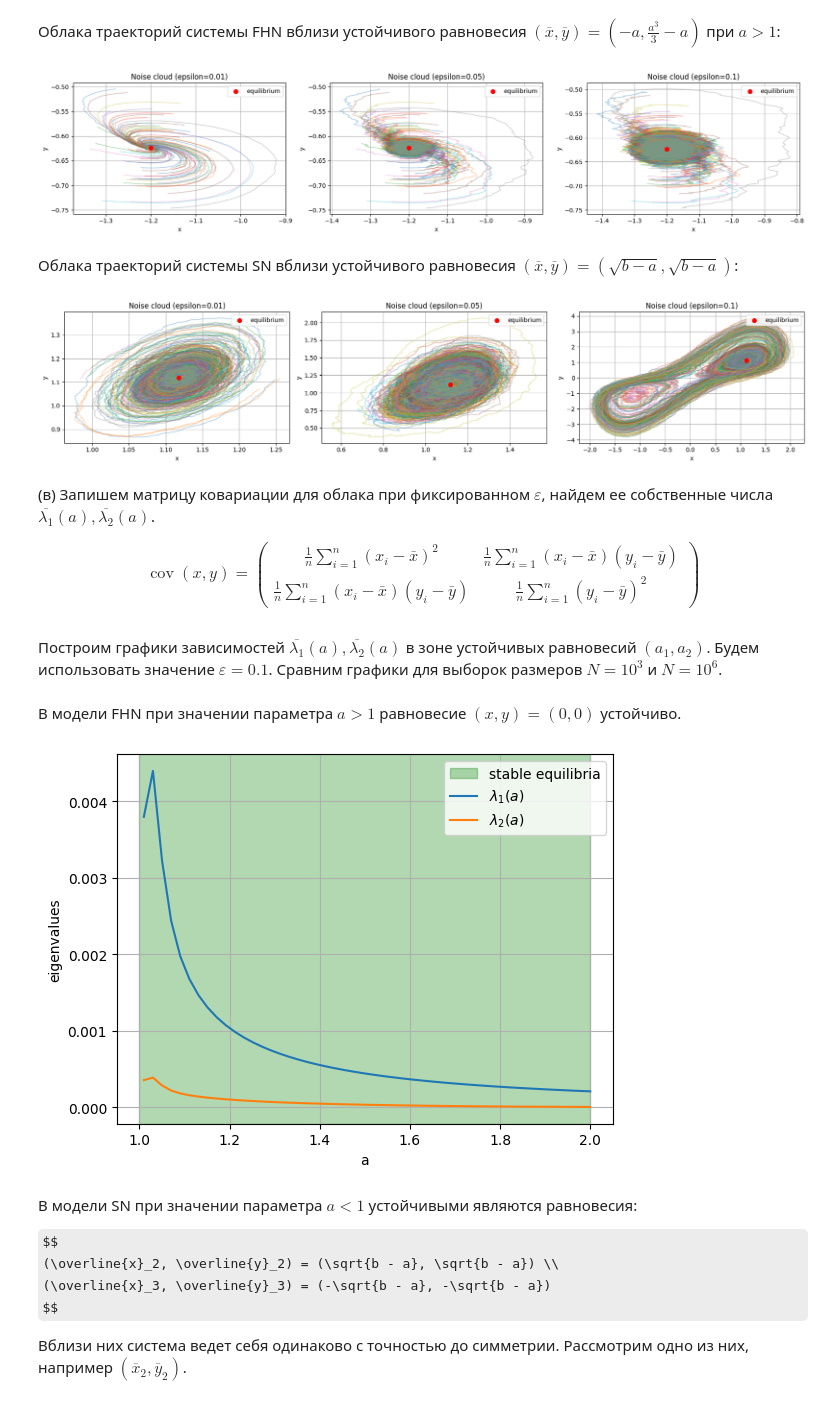
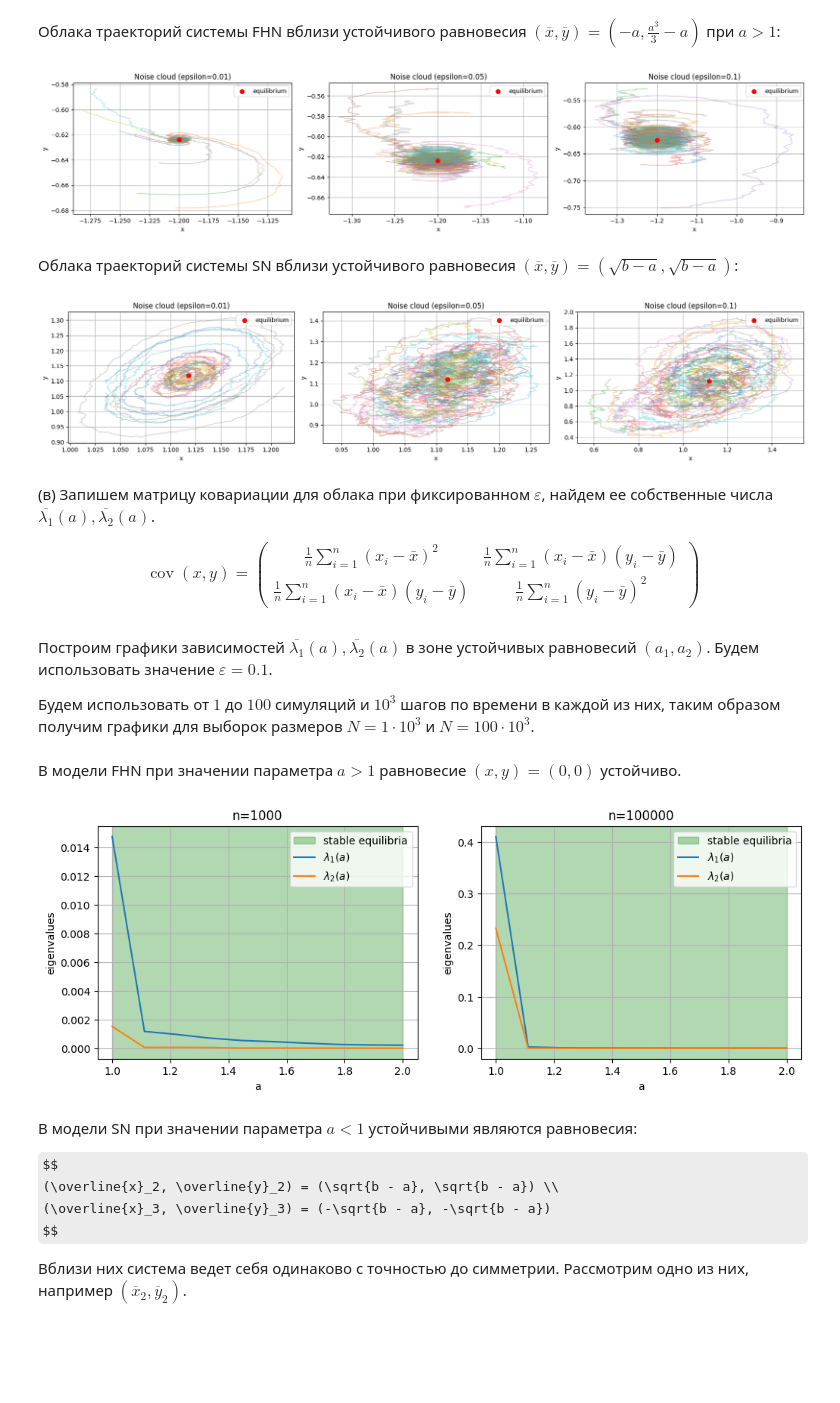
Before and after one commit to vantouse/2026-spring_stochastic-analysis, a Jupyter notebook: kostarev_lab3_part2.ipynb, the cells around one changed output. Drawn from its saved outputs; the diff is of its cells as text; code cells hidden in the pictures; some formulas as TeX source; blank space fills up the shorter version.

```diff
--- a/kostarev_lab3_part2.ipynb
+++ b/kostarev_lab3_part2.ipynb
@@ -6,3 +4,7 @@ from tqdm import tqdm
+# %%
+N_STEPS_DEFAULT = 1000
+EPSILON_DEFAULT = 0.1
+MARGIN_DEFAULT = 1e-6
 # %% [markdown]
 # 1. Статистический анализ результатов прямого численного моделирования
 
@@ -204,12 +217,13 @@ equilibrium_expr = np.array([-a, a**3 / 3 - a])
 
 noise_mask = np.array([1, 0])   # add noise to 1st equation only
 epsilon_values = [0.01, 0.05, 0.1]
-time_span = np.linspace(0, 50, 5000)
+
+time_span = np.linspace(0, 10, N_STEPS_DEFAULT)
 
 fig, axes = plt.subplots(1, len(epsilon_values), figsize=(18, 4))
 
 for ax, epsilon in zip(axes, epsilon_values):
-    plot_stochastic_cloud(
+    simulate_stochastic_cloud(
         ax=ax,
         model_func=model_FHN,
         params=dict(delta=delta, a=a),
@@ -217,13 +231,13 @@ for ax, epsilon in zip(axes, epsilon_values):
         time_span=time_span,
         epsilon=epsilon,
         noise_mask=noise_mask,
-        n_trajectories=100
+        n_trajectories=10,
     )
 
 plt.tight_layout()
 plt.show()
 # %% [output]
-[figure, old version]
+[figure, new version]
 # %% [markdown]
 Облака траекторий системы SN вблизи устойчивого равновесия $(\overline{x}, \overline{y}) = (\sqrt{b - a}, \sqrt{b - a})$:
 # %%
@@ -233,12 +247,13 @@ equilibrium_expr = np.array([np.sqrt(b - a), np.sqrt(b - a)])
 
 noise_mask = np.array([1, 1])   # add noise to both equations
 epsilon_values = [0.01, 0.05, 0.1]
-time_span = np.linspace(0, 50, 5000)
+
+time_span = np.linspace(0, 10, N_STEPS_DEFAULT)
 
 fig, axes = plt.subplots(1, len(epsilon_values), figsize=(18, 4))
 
 for ax, epsilon in zip(axes, epsilon_values):
-    plot_stochastic_cloud(
+    simulate_stochastic_cloud(
         ax=ax,
         model_func=model_SN,
         params=dict(a=a, b=b),
@@ -246,13 +261,13 @@ for ax, epsilon in zip(axes, epsilon_values):
         time_span=time_span,
         epsilon=epsilon,
         noise_mask=noise_mask,
-        n_trajectories=100
+        n_trajectories=10,
     )
 
 plt.tight_layout()
 plt.show()
 # %% [output]
-[figure, old version]
+[figure, new version]
 # %% [markdown]
 (в) Запишем матрицу ковариации для облака при фиксированном $\varepsilon$, найдем ее собственные числа $\overline{\lambda_1}(a), \overline{\lambda_2}(a)$.
 
@@ -291,6 +306,8 @@ def compute_covariance_matrix_2d(
 
     return cov_matrix
 # %% [markdown]
-Построим графики зависимостей $\overline{\lambda_1}(a), \overline{\lambda_2}(a)$ в зоне устойчивых равновесий $(a_1, a_2)$. Будем использовать значение $\varepsilon = 0.1$. Сравним графики для выборок размеров $N = 10^3$ и $N = 10^6$.
+Построим графики зависимостей $\overline{\lambda_1}(a), \overline{\lambda_2}(a)$ в зоне устойчивых равновесий $(a_1, a_2)$. Будем использовать значение $\varepsilon = 0.1$.
+
+Будем использовать от $1$ до $100$ симуляций и $10^3$ шагов по времени в каждой из них, таким образом получим графики для выборок размеров $N = 1 \cdot 10^3$ и $N = 100 \cdot 10^3$.
 # %%
 def plot_eigenvalues_per_param_value(
@@ -362,32 +381,36 @@ def plot_eigenvalues_per_param_value(
 # %%
 delta, a = 0.1, None    # `a` is a variable parameter
 
-epsilon = 0.1
 noise_mask = np.array([1, 0])   # add noise to 1st equation only
 
-time_scale = 1
-time_span = np.linspace(0, 10 * time_scale, 1000 * time_scale)
+time_span = np.linspace(0, 10, N_STEPS_DEFAULT)
 
 param_name = 'a'
-param_values = np.linspace(1.01, 2, num=50)
+param_values = np.linspace(1 + MARGIN_DEFAULT, 2, num=10)
 
 def equilibrium_expr(a):
     return np.array([-a, a**3 / 3 - a])
 
-plot_eigenvalues_per_param_value(
-    model_func=model_FHN,
-    params=dict(delta=delta, a=a),
-    equilibrium_expr=equilibrium_expr,
-    time_span=time_span,
-    param_name=param_name,
-    param_values=param_values,
-    stable_range=(1, param_values[-1]),
-    epsilon=epsilon,
-    noise_mask=noise_mask,
-    covariance=True,
-)
+fig, axes = plt.subplots(1, 2, figsize=(12, 4))
+
+for ax, n_trajectories in zip(axes, [1, 100]):
+    plot_eigenvalues_per_param_value(
+        ax=ax,
+        model_func=model_FHN,
+        params=dict(delta=delta, a=a),
+        equilibrium_expr=equilibrium_expr,
+        time_span=time_span,
+        param_name=param_name,
+        param_values=param_values,
+        stable_range=(param_values[0], param_values[-1]),
+        epsilon=EPSILON_DEFAULT,
+        noise_mask=noise_mask,
+        covariance=True,
+        n_trajectories=n_trajectories
+    )
+    ax.set_title(f'n={n_trajectories * N_STEPS_DEFAULT}')
 # %% [output]
-[figure, old version]
+[figure, new version]
 # %% [markdown]
 В модели SN при значении параметра $a < 1$ устойчивыми являются равновесия:
 
```
Also changed, not shown: parts of 20 cells of this notebook.
